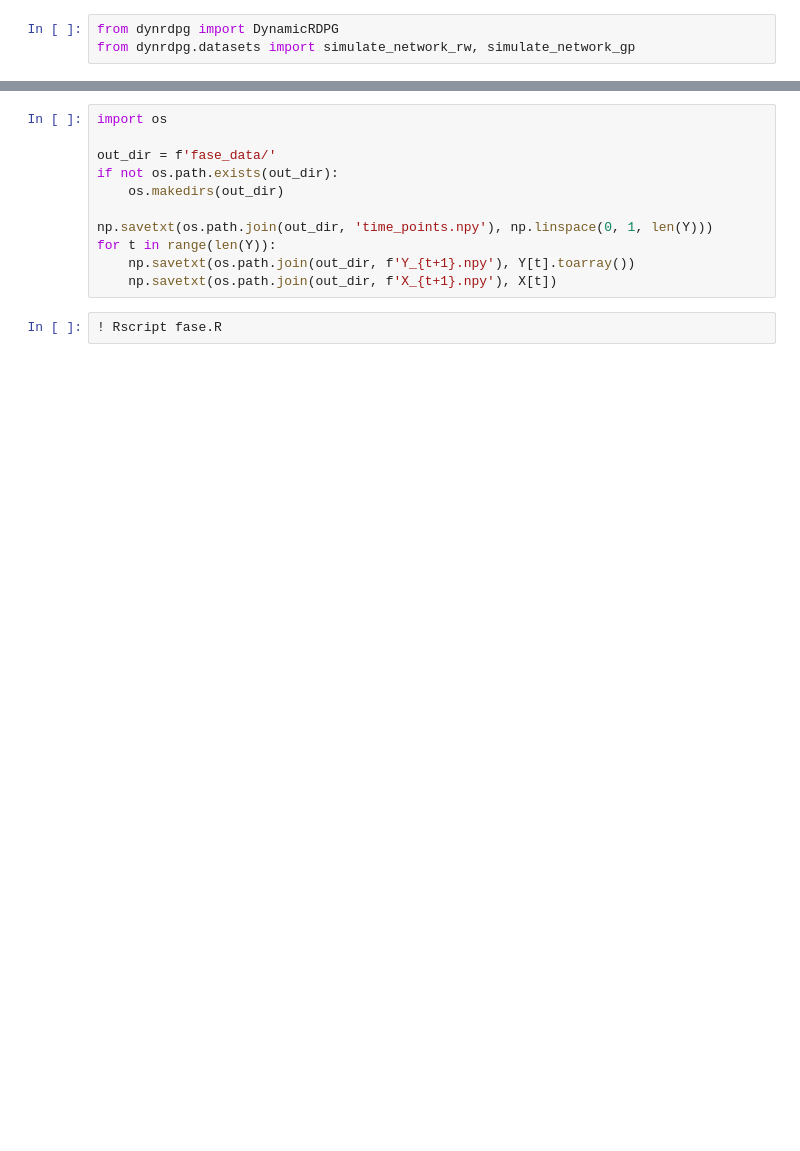
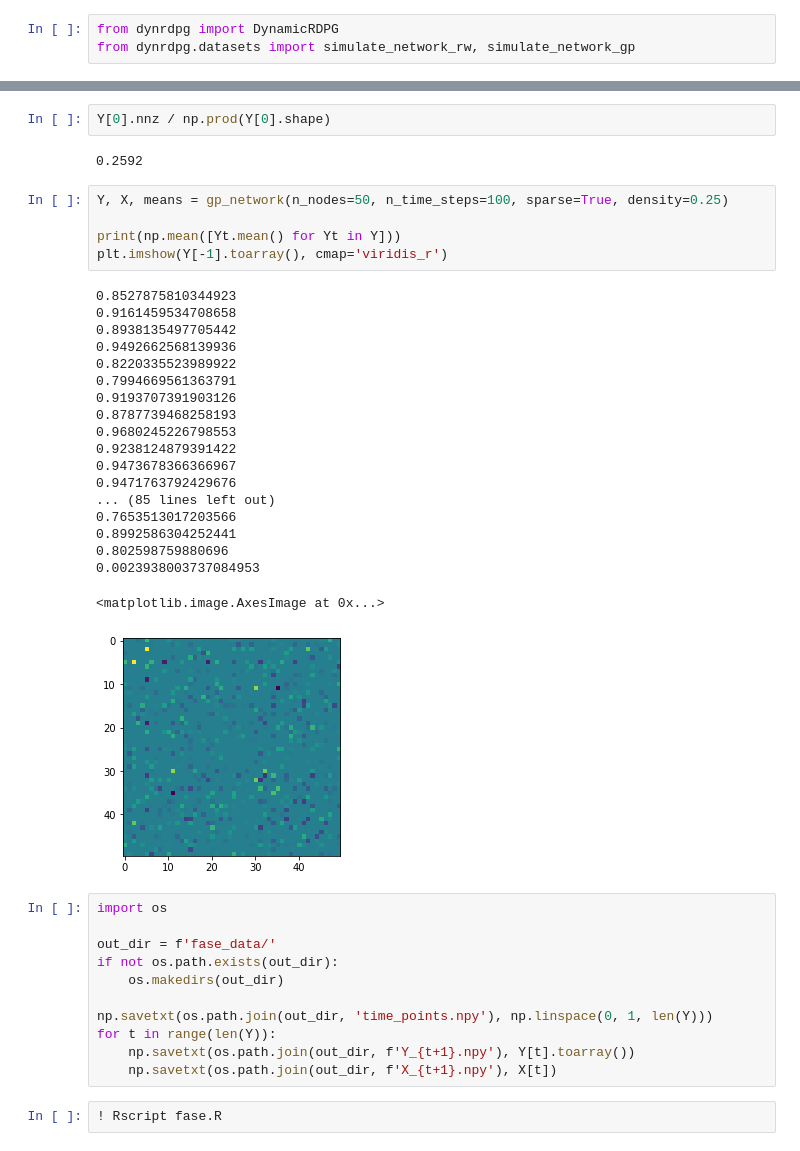
Before and after one commit to joshloyal/DynamicRDPG, a Jupyter notebook: notebook/FASE Comparison.ipynb, the cells around one changed output, grey strips where cells are left out. Cells and saved outputs as stored; diff of their text form; blank space fills up the shorter version.

```diff
--- a/notebook/FASE Comparison.ipynb
+++ b/notebook/FASE Comparison.ipynb
@@ -15,3 +70,32 @@ plt.imshow(Y[-1].toarray(), cmap='gray_r')
+# %%
+Y[0].nnz / np.prod(Y[0].shape)
+# %% [output]
+0.2592
+# %%
+Y, X, means = gp_network(n_nodes=50, n_time_steps=100, sparse=True, density=0.25)
+
+print(np.mean([Yt.mean() for Yt in Y]))
+plt.imshow(Y[-1].toarray(), cmap='viridis_r')
+# %% [output]
+0.8527875810344923
+0.9161459534708658
+0.8938135497705442
+0.9492662568139936
+0.8220335523989922
+0.7994669561363791
+0.9193707391903126
+0.8787739468258193
+0.9680245226798553
+0.9238124879391422
+0.9473678366366967
+0.9471763792429676
+... (85 lines left out)
+0.7653513017203566
+0.8992586304252441
+0.802598759880696
+0.0023938003737084953
+<matplotlib.image.AxesImage at 0x...>
+[figure, added]
 # %%
 import os
 
```
Also changed, not shown: parts of 6 cells of this notebook, 5 other files.
